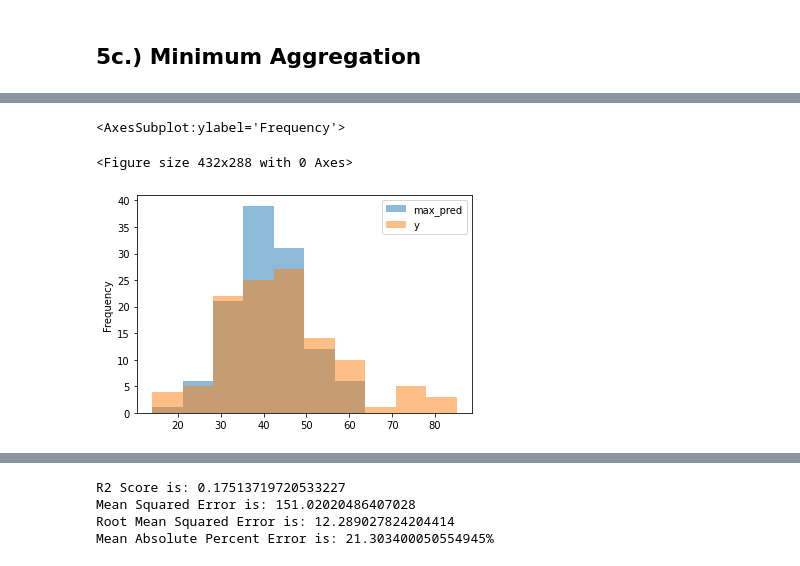
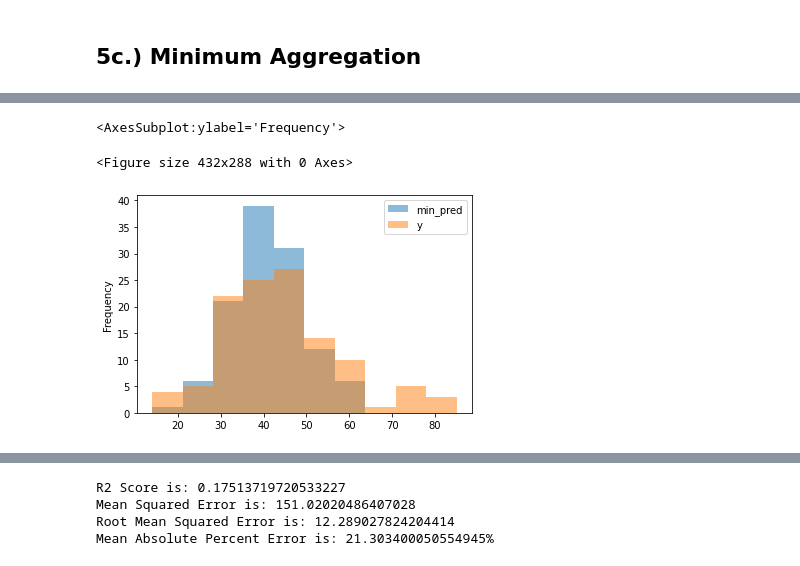
Before and after one commit to JosiahGuy/DS320Project, a Jupyter notebook: college_football_combined.ipynb, the cells around one changed output, grey strips where cells are left out. Saved outputs shown, nothing was run; the diff lists cells and outputs as text; code cells hidden in the pictures.

```diff
--- a/college_football_combined.ipynb
+++ b/college_football_combined.ipynb
@@ -816,12 +859,12 @@ array([47.49784406, 54.59547369, 37.42546777, 45.2423172 , 49.34833527,
 # %%
 # Then, we can visualize pred and test
 
-df8 = pd.DataFrame({'max_pred':min_pred, 'y':y_test_cv})
+df9 = pd.DataFrame({'min_pred':min_pred, 'y':y_test_cv})
 
 plt.figure()
 
-df8.plot.hist(alpha = 0.5)
+df9.plot.hist(alpha = 0.5)
 # %% [output]
 <AxesSubplot:ylabel='Frequency'>
 <Figure size 432x288 with 0 Axes>
-[figure, old version]
+[figure, new version]
```
Also changed, not shown: parts of 20 cells of this notebook, 3 other files.
